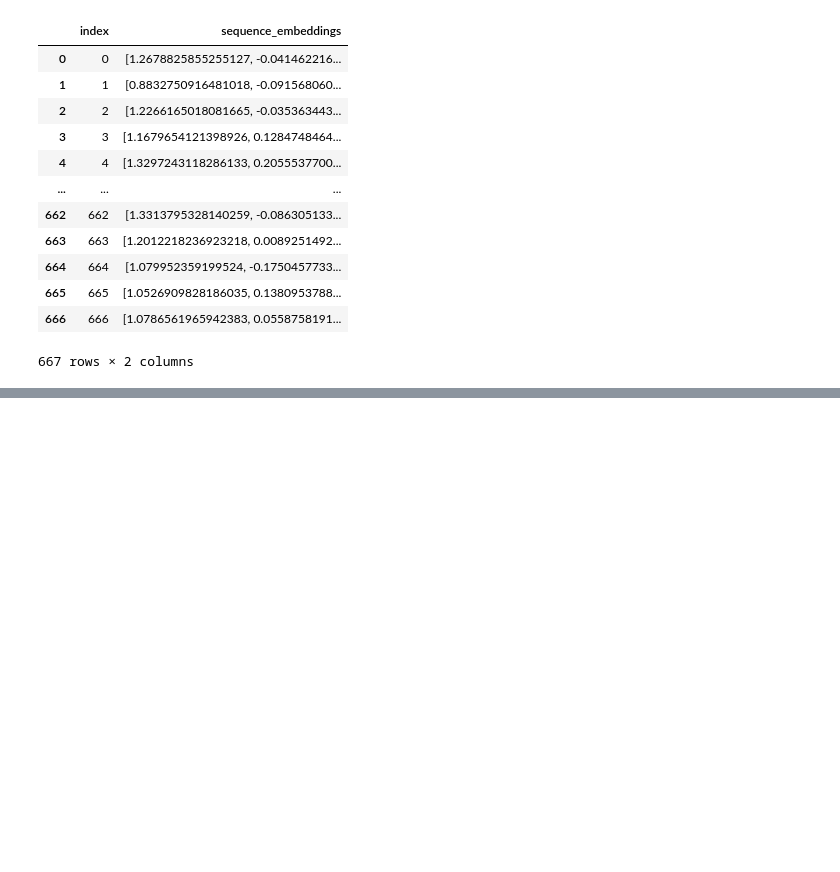
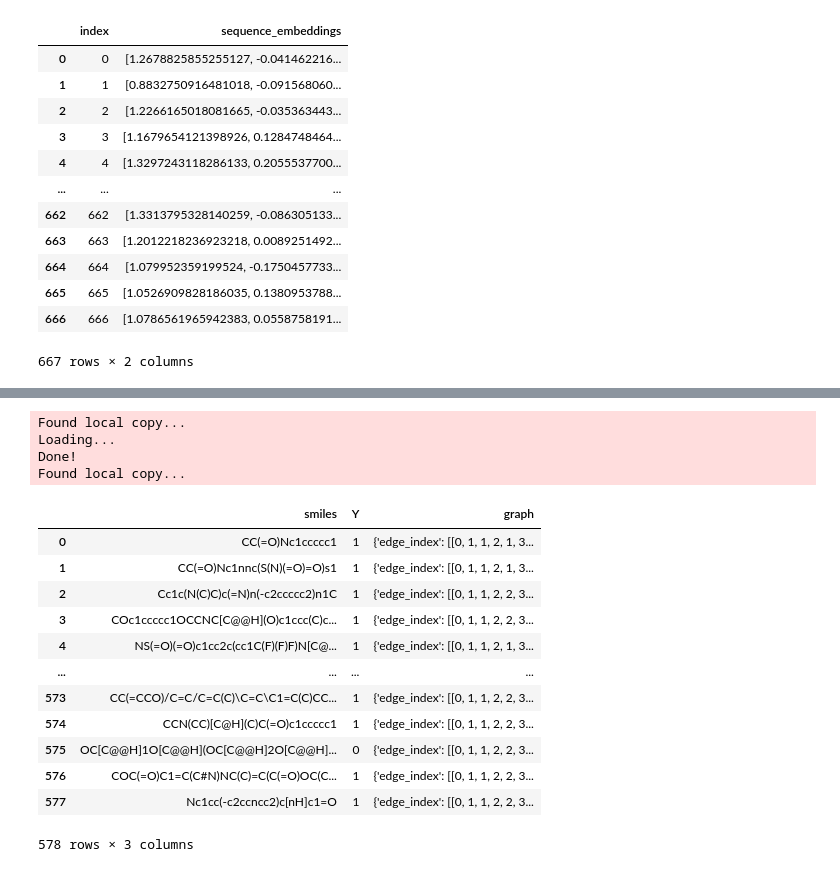
Before and after one commit to michlampert/magisterka, a Jupyter notebook: experiments.ipynb, the cells around one changed output, grey strips where cells are left out. Cells and saved outputs as stored; diff of their text form; code cells hidden in the pictures; blank space fills up the shorter version.

Commit message:
Add Graphormer

```diff
--- a/experiments.ipynb
+++ b/experiments.ipynb
@@ -205,0 +361,20 @@ dtype('O')
+# %%
+get_dataset("HIA_Hou", True)[0]
+# %% [output]
+Found local copy...
+Loading...
+Done!
+Found local copy...
+|  | smiles | Y | graph |
+| 0 | CC(=O)Nc1ccccc1 | 1 | {'edge_index': [[0, 1, 1, 2, 1, 3... |
+| 1 | CC(=O)Nc1nnc(S(N)(=O)=O)s1 | 1 | {'edge_index': [[0, 1, 1, 2, 1, 3... |
+| 2 | Cc1c(N(C)C)c(=N)n(-c2ccccc2)n1C | 1 | {'edge_index': [[0, 1, 1, 2, 2, 3... |
+| 3 | COc1ccccc1OCCNC[C@@H](O)c1ccc(C)c... | 1 | {'edge_index': [[0, 1, 1, 2, 2, 3... |
+| 4 | NS(=O)(=O)c1cc2c(cc1C(F)(F)F)N[C@... | 1 | {'edge_index': [[0, 1, 1, 2, 1, 3... |
+| ... | ... | ... | ... |
+| 573 | CC(=CCO)/C=C/C=C(C)\C=C\C1=C(C)CC... | 1 | {'edge_index': [[0, 1, 1, 2, 2, 3... |
+| 574 | CCN(CC)[C@H](C)C(=O)c1ccccc1 | 1 | {'edge_index': [[0, 1, 1, 2, 2, 3... |
+| 575 | OC[C@@H]1O[C@@H](OC[C@@H]2O[C@@H]... | 0 | {'edge_index': [[0, 1, 1, 2, 2, 3... |
+| 576 | COC(=O)C1=C(C#N)NC(C)=C(C(=O)OC(C... | 1 | {'edge_index': [[0, 1, 1, 2, 2, 3... |
+| 577 | Nc1cc(-c2ccncc2)c[nH]c1=O | 1 | {'edge_index': [[0, 1, 1, 2, 2, 3... |
+578 rows × 3 columns
```
Also changed, not shown: parts of 39 cells of this notebook, 36 other files.
